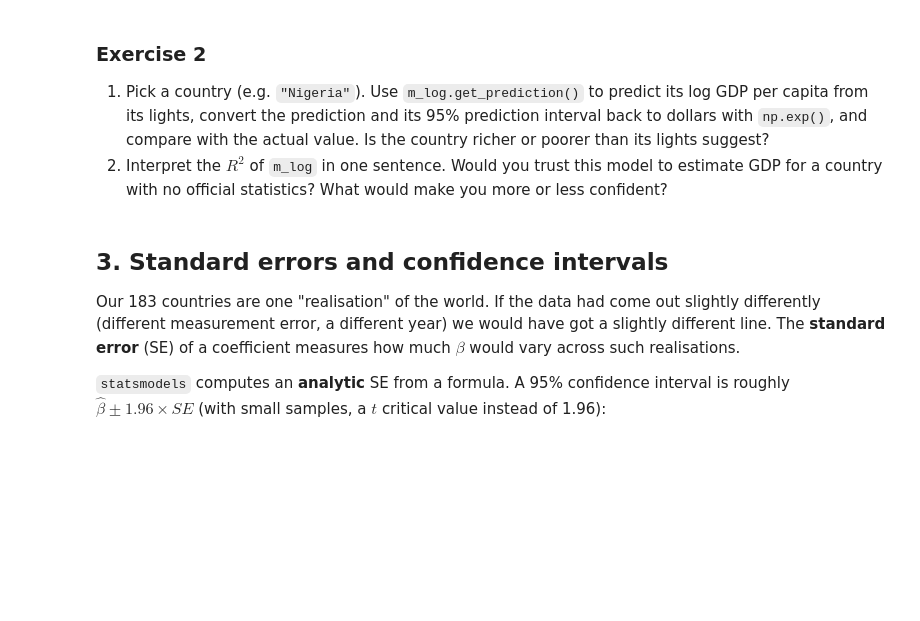
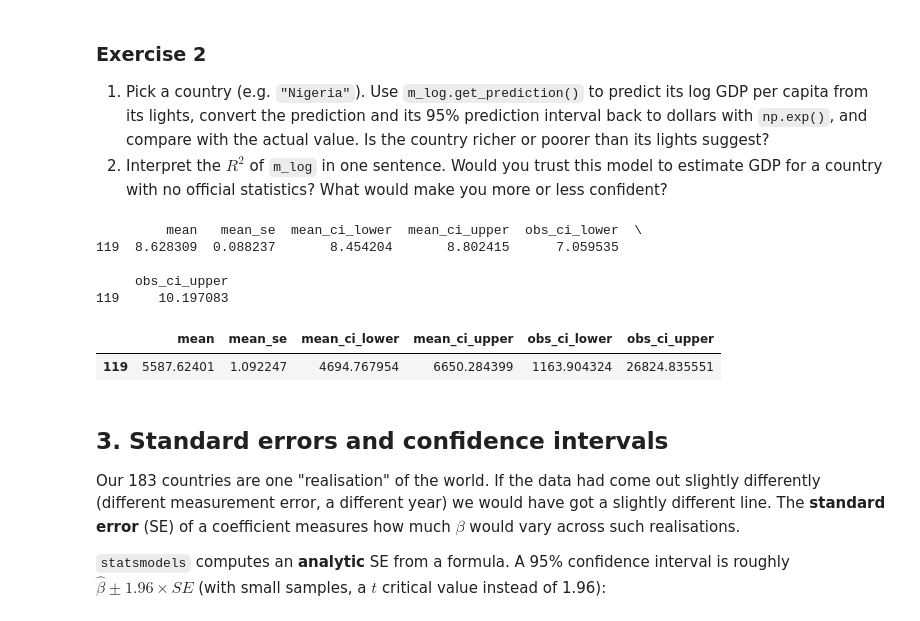
Before and after one commit to aaliyamckee/QM2, a Jupyter notebook: Aaliya_W07_Linear_Regression.ipynb, the cells around one changed output. Cells and saved outputs as stored; diff of their text form; code cells hidden in the pictures; blank space fills up the shorter version.

```diff
--- a/Aaliya_W07_Linear_Regression.ipynb
+++ b/Aaliya_W07_Linear_Regression.ipynb
@@ -242,3 +239,19 @@ country = nl[nl["country"] == "Nigeria"]
+# %%
+country = nl[nl["country"] == "Nigeria"]
+
+pred2 = m_log.get_prediction(country).summary_frame(alpha=0.05)
+
+print(pred2)
+
+np.exp(pred2)
+# %% [output]
+         mean   mean_se  mean_ci_lower  mean_ci_upper  obs_ci_lower  \
+119  8.628309  0.088237       8.454204       8.802415      7.059535
+
+     obs_ci_upper
+119     10.197083
+|  | mean | mean_se | mean_ci_lower | mean_ci_upper | obs_ci_lower | obs_ci_upper |
+| 119 | 5587.62401 | 1.092247 | 4694.767954 | 6650.284399 | 1163.904324 | 26824.835551 |
 # %% [markdown]
 ## 3. Standard errors and confidence intervals
 
```
Also changed, not shown: parts of 3 cells of this notebook.
